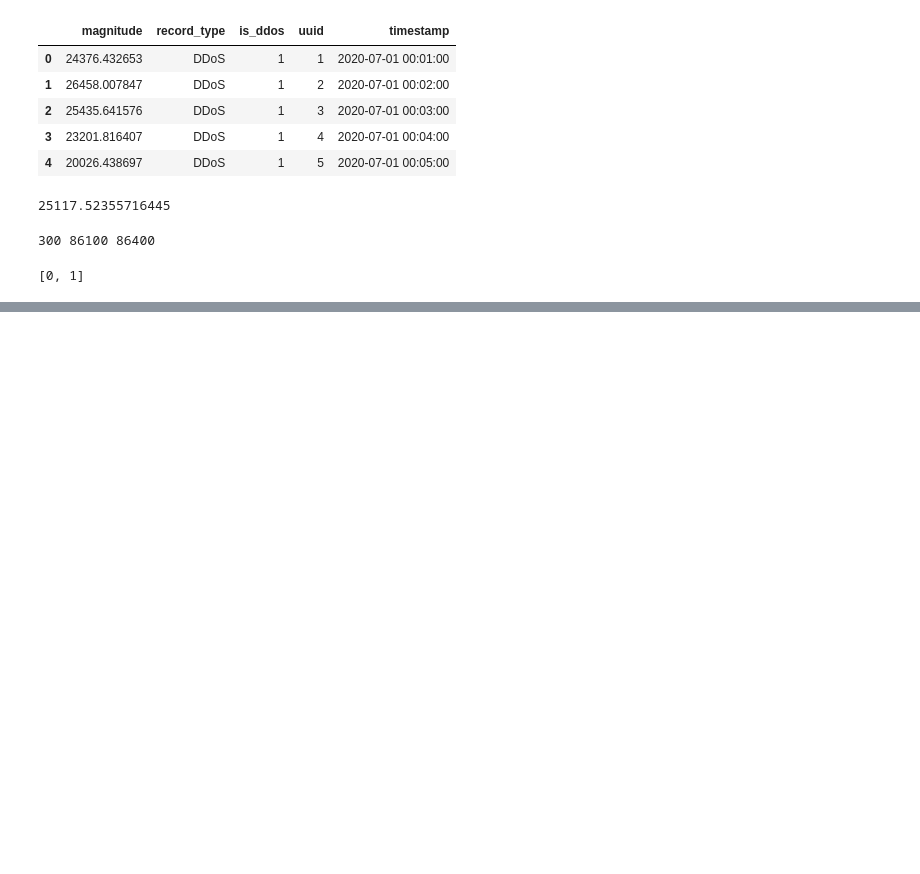
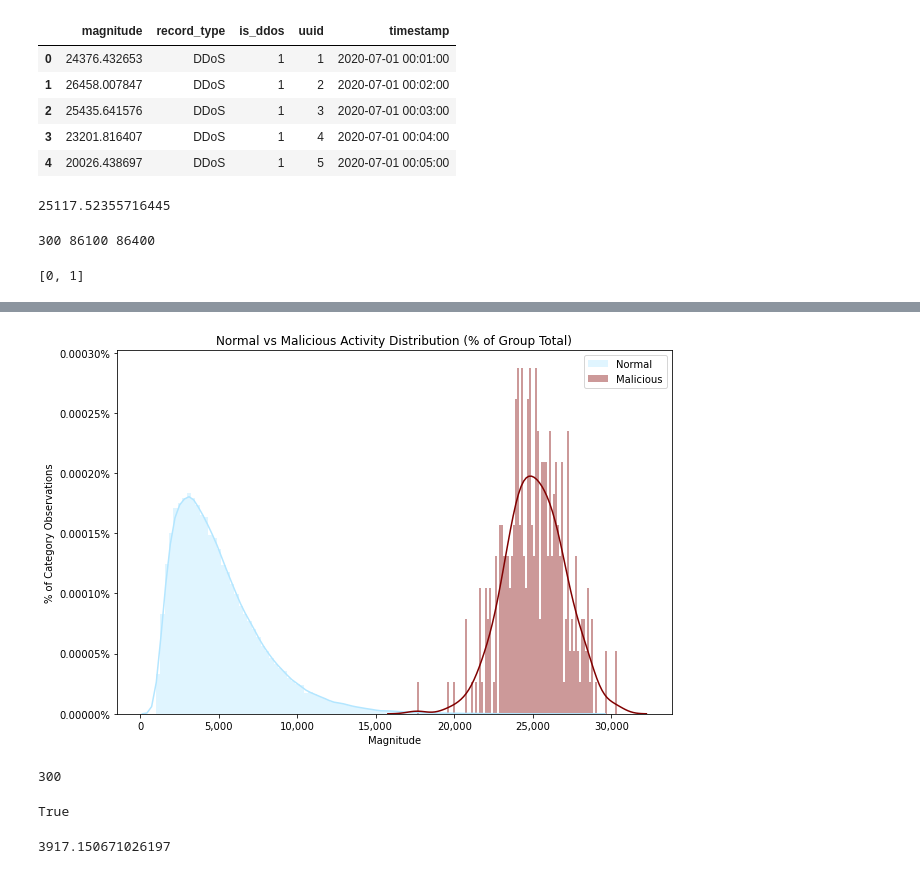
Before and after one commit to yisoonshin/Cream, a Jupyter notebook: Sandbox.ipynb, the cells around one changed output, grey strips where cells are left out. Cells and saved outputs as stored; diff of their text form; code cells hidden in the pictures; blank space fills up the shorter version.

```diff
--- a/Sandbox.ipynb
+++ b/Sandbox.ipynb
@@ -45,0 +118,30 @@ sorted(list(df.is_ddos.unique()))
+# %%
+fig, ax = plt.subplots()
+fig = plt.gcf()
+fig.set_size_inches(9, 6)
+sns.distplot(df.loc[df.is_ddos == 0, 'magnitude'], kde=True, bins=100, label='Normal', color='#b3e6ff')
+sns.distplot(df.loc[df.is_ddos == 1, 'magnitude'], kde=True, bins=100, label='Malicious', color='#800000')
+plt.xlabel('Magnitude')
+plt.ylabel('% of Category Observations')
+plt.title('Normal vs Malicious Activity Distribution (% of Group Total)')
+ax.get_xaxis().set_major_formatter(plt.FuncFormatter(lambda x, loc: "{:,}".format(int(x))))
+ax.get_yaxis().set_major_formatter(mtick.PercentFormatter())
+plt.legend()
+plt.tight_layout()
+plt.savefig("test.png")
+# %% [output]
+[figure, added]
+# %%
+true_positives = df[(df.is_ddos == 1) & (df.magnitude >= 12000)]
+true_positives.shape[0]
+# %% [output]
+300
+# %%
+import webbrowser
+webbrowser.open_new_tab('/home/kali/cream/lol/exploratory_data_focused_histogram.png')
+# %% [output]
+True
+# %%
+df.iloc[0,:].magnitude
+# %% [output]
+3917.150671026197
```
Also changed, not shown: parts of 10 cells of this notebook, 2 other files.
